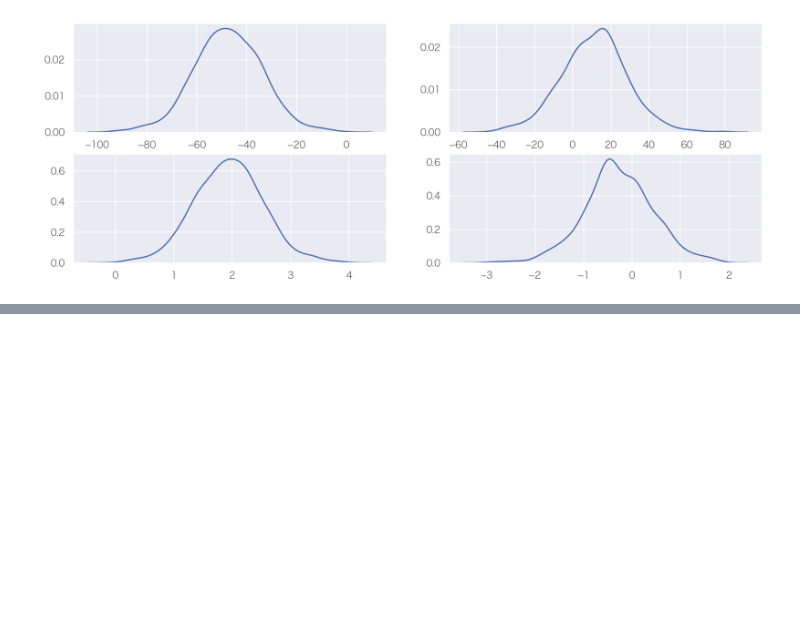
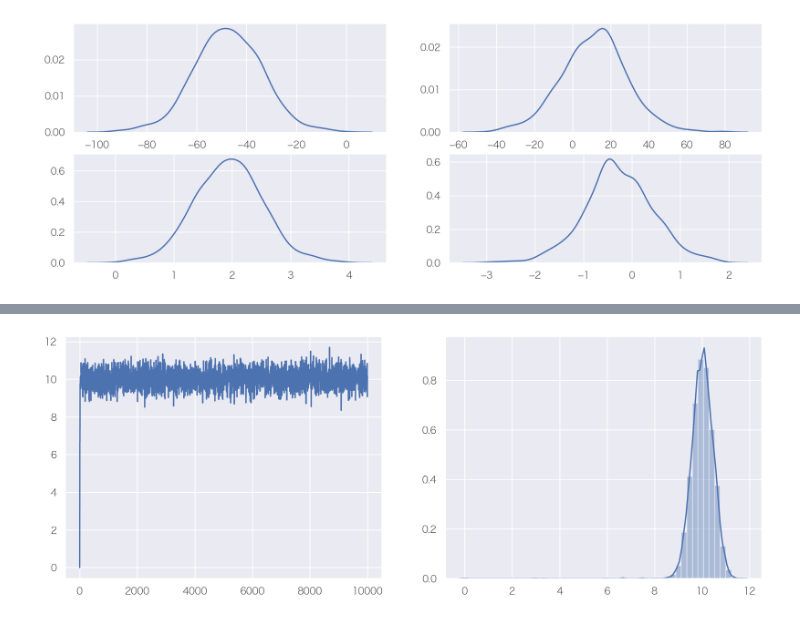
Before and after one commit to kosekitau/Statistics, a Jupyter notebook: notebook/A_First_Course_in_Bayesian_Statistical_Methods.ipynb, the cells around one changed output, grey strips where cells are left out. Drawn from its saved outputs; the diff is of its cells as text; code cells hidden in the pictures; blank space fills up the shorter version.

```diff
--- a/notebook/A_First_Course_in_Bayesian_Statistical_Methods.ipynb
+++ b/notebook/A_First_Course_in_Bayesian_Statistical_Methods.ipynb
@@ -597,0 +603,23 @@ print(f"各回帰係数の事後標準偏差{beta.std(axis=0)}")
+# %%
+s2, t2, mu = 1, 10, 5 # 正規分布の既知の分散、事前期待値、事前分散
+y = np.array([9.37, 10.18, 9.16, 11.60, 10.33])
+theta, delta2, S = 0, 2, 10000 # 提案分布を正規分布と考えてθの初期値と分散、サンプリングする回数
+
+THETA = []
+for _ in range(S):
+    # 提案分布から候補のtheta_starを生成する
+    theta_star = norm.rvs(loc=theta, scale=np.sqrt(delta2))
+    log_r = (sum(norm.logpdf(y, theta_star, scale=np.sqrt(s2))) +\
+                norm.logpdf(theta_star, mu, scale=np.sqrt(t2)) ) -\
+            (sum(norm.logpdf(y, theta, scale=np.sqrt(s2))) +\
+                norm.logpdf(theta, mu, scale=np.sqrt(t2)) )
+    # もし新しいtheta_starの方がp(θ|y)が高いならサンプリングする、低いなら捨てる
+    if np.log(np.random.random_sample()) < log_r:
+        theta = theta_star
+    THETA.append(theta)
+THETA = np.array(THETA)
+fig = plt.figure(figsize=(14, 5), dpi=180)
+sns.lineplot(x=range(0,len(THETA)), y=THETA, ax=fig.add_subplot(121))
+sns.distplot(THETA, ax=fig.add_subplot(122));
+# %% [output]
+[figure, added]
```
Also changed, not shown: parts of 1 cell of this notebook.
